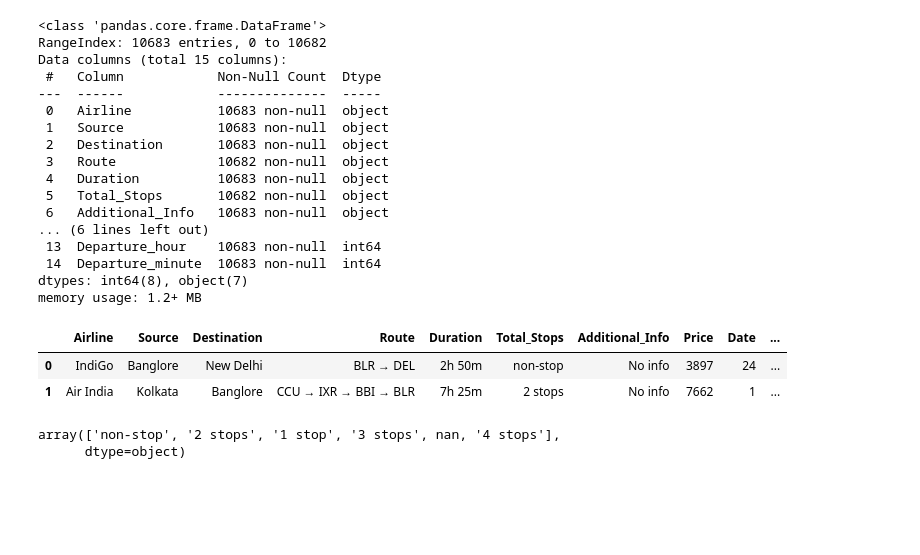
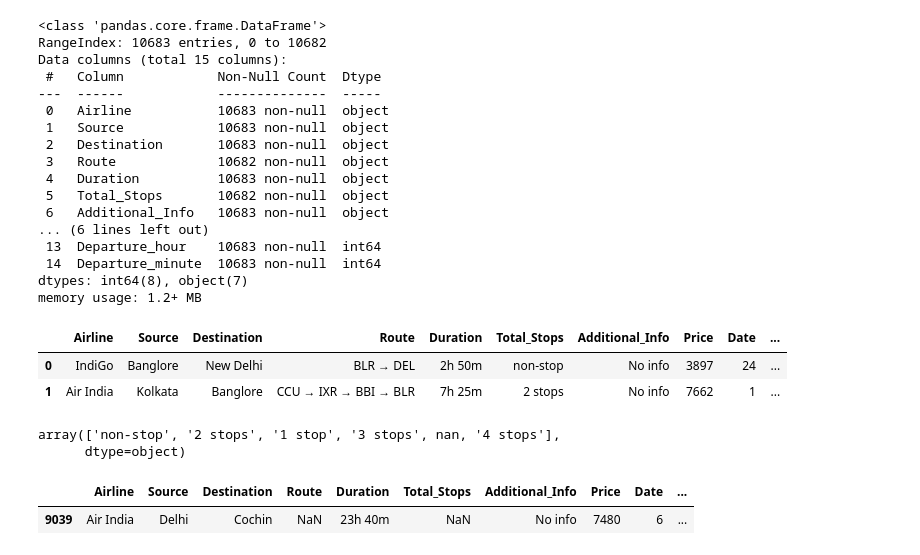
Before and after one commit to pashupatinathvidyarthi/Data-Science-Machine-Learning-Deep-Learning-and-NLP, a Jupyter notebook: Python/EDA/lec02.ipynb, the cells around one changed output. Cells and saved outputs as stored; diff of their text form; code cells hidden in the pictures; blank space fills up the shorter version.

```diff
--- a/Python/EDA/lec02.ipynb
+++ b/Python/EDA/lec02.ipynb
@@ -347,3 +347,9 @@ df['Total_Stops'].unique()
 # %% [output]
 array(['non-stop', '2 stops', '1 stop', '3 stops', nan, '4 stops'],
       dtype=object)
+# %%
+## Find number of nan values in total stops column
+df[df['Total_Stops'].isnull()]
+# %% [output]
+|  | Airline | Source | Destination | Route | Duration | Total_Stops | Additional_Info | Price | Date | ... |
+| 9039 | Air India | Delhi | Cochin | NaN | 23h 40m | NaN | No info | 7480 | 6 | ... |
```
Also changed, not shown: parts of 1 cell of this notebook.
